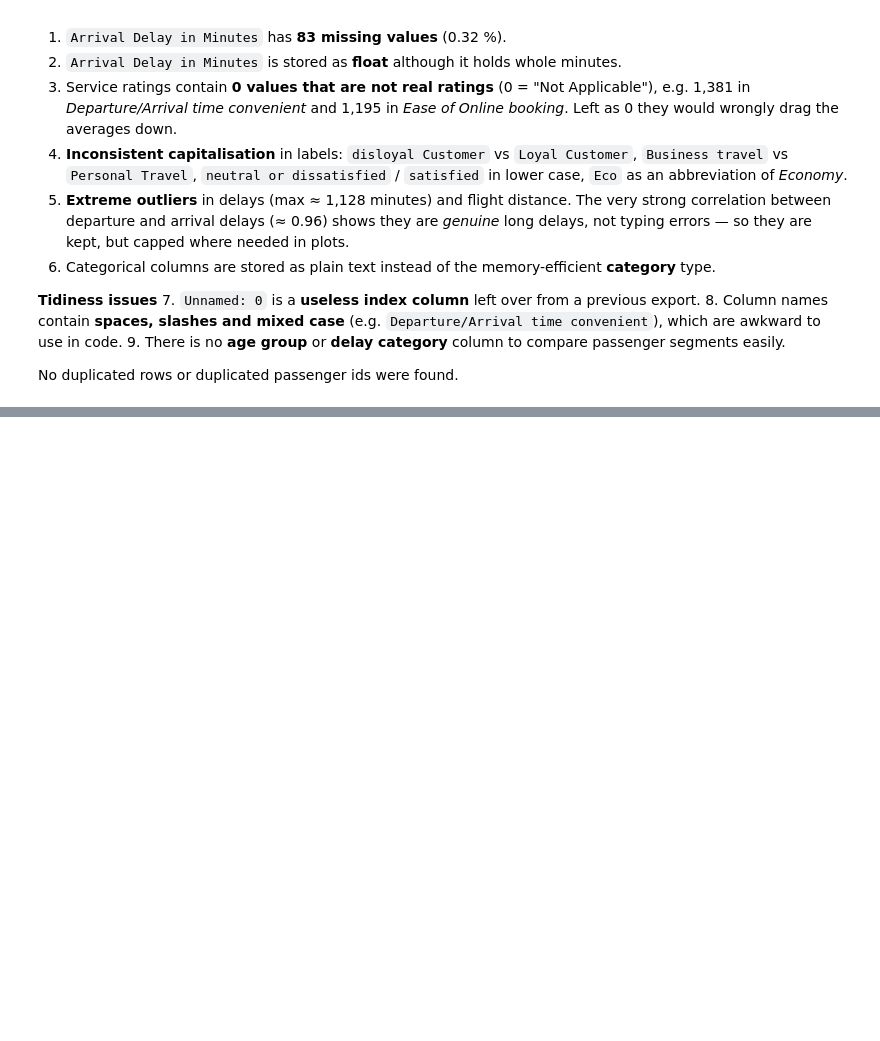
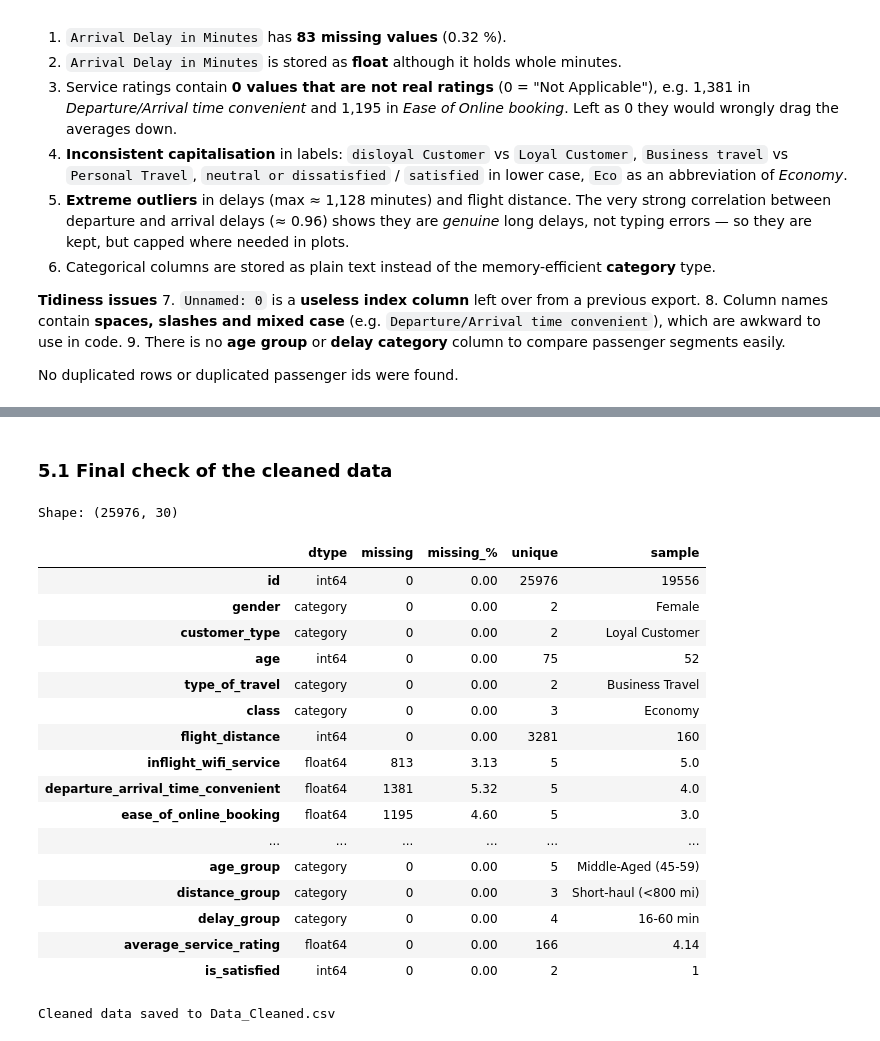
Before and after one commit to hahmed1936/Mid-Project, a Jupyter notebook: Mid-Project-Script.ipynb, the cells around one changed output, grey strips where cells are left out. Saved outputs shown, nothing was run; the diff lists cells and outputs as text; code cells hidden in the pictures; blank space fills up the shorter version.

Commit message:
Step 3: Clean the data (drop index, rename columns, fix labels, fill missing delays, handle N/A ratings, add features) and save Data_Cleaned.csv
Co-Authored-By: Claude Opus 5.5 <noreply@anthropic.com>

```diff
--- a/Mid-Project-Script.ipynb
+++ b/Mid-Project-Script.ipynb
@@ -261,0 +266,2 @@ No duplicated rows or duplicated passenger ids were found.
+# %%
+clean_df = raw_df.copy()
@@ -261,0 +378,21 @@ No duplicated rows or duplicated passenger ids were found.
+# %%
+def add_features(df):
+    """Add segment and summary columns used in the analysis and the dashboard."""
+    df = df.copy()
+    df["age_group"] = pd.cut(df["age"], bins=[0, 17, 29, 44, 59, 120],
+                             labels=["Child (<18)", "Young Adult (18-29)", "Adult (30-44)",
+                                     "Middle-Aged (45-59)", "Senior (60+)"])
+    df["distance_group"] = pd.cut(df["flight_distance"], bins=[0, 800, 2000, np.inf],
+                                  labels=["Short-haul (<800 mi)", "Medium-haul (800-2000 mi)",
+                                          "Long-haul (>2000 mi)"])
+    df["delay_group"] = pd.cut(df["arrival_delay"], bins=[-1, 0, 15, 60, np.inf],
+                               labels=["On time", "1-15 min", "16-60 min", "> 60 min"])
+    df["average_service_rating"] = df[service_columns].mean(axis=1).round(2)
+    df["is_satisfied"] = (df["satisfaction"] == "Satisfied").astype(int)
+    return df
+
+clean_df = add_features(clean_df)
+
+# Test
+clean_df[["age", "age_group", "flight_distance", "distance_group",
+          "arrival_delay", "delay_group", "average_service_rating", "is_satisfied"]].head()
@@ -261,0 +409,16 @@ No duplicated rows or duplicated passenger ids were found.
+# %%
+category_orders = {
+    "gender": ["Female", "Male"],
+    "customer_type": ["Loyal Customer", "Disloyal Customer"],
+    "type_of_travel": ["Business Travel", "Personal Travel"],
+    "class": ["Economy", "Economy Plus", "Business"],
+    "satisfaction": ["Neutral or Dissatisfied", "Satisfied"],
+}
+memory_before = clean_df.memory_usage(deep=True).sum() / 1024 ** 2
+for column, order in category_orders.items():
+    clean_df[column] = pd.Categorical(clean_df[column], categories=order, ordered=(column == "class"))
+memory_after = clean_df.memory_usage(deep=True).sum() / 1024 ** 2
+
+# Test
+print(clean_df[list(category_orders)].dtypes)
+print(f"Memory: {memory_before:.2f} MB → {memory_after:.2f} MB")
@@ -261,0 +433,30 @@ No duplicated rows or duplicated passenger ids were found.
+# %% [markdown]
+### 5.1 Final check of the cleaned data
+# %%
+print(f"Shape: {clean_df.shape}")
+quality_report(clean_df)
+# %% [output]
+Shape: (25976, 30)
+|  | dtype | missing | missing_% | unique | sample |
+| id | int64 | 0 | 0.00 | 25976 | 19556 |
+| gender | category | 0 | 0.00 | 2 | Female |
+| customer_type | category | 0 | 0.00 | 2 | Loyal Customer |
+| age | int64 | 0 | 0.00 | 75 | 52 |
+| type_of_travel | category | 0 | 0.00 | 2 | Business Travel |
+| class | category | 0 | 0.00 | 3 | Economy |
+| flight_distance | int64 | 0 | 0.00 | 3281 | 160 |
+| inflight_wifi_service | float64 | 813 | 3.13 | 5 | 5.0 |
+| departure_arrival_time_convenient | float64 | 1381 | 5.32 | 5 | 4.0 |
+| ease_of_online_booking | float64 | 1195 | 4.60 | 5 | 3.0 |
+| ... | ... | ... | ... | ... | ... |
+| age_group | category | 0 | 0.00 | 5 | Middle-Aged (45-59) |
+| distance_group | category | 0 | 0.00 | 3 | Short-haul (<800 mi) |
+| delay_group | category | 0 | 0.00 | 4 | 16-60 min |
+| average_service_rating | float64 | 0 | 0.00 | 166 | 4.14 |
+| is_satisfied | int64 | 0 | 0.00 | 2 | 1 |
+# %%
+# Save the cleaned data — it is used by the Streamlit dashboard
+clean_df.to_csv(CLEAN_DATA_PATH, index=False)
+print(f"Cleaned data saved to {CLEAN_DATA_PATH}")
+# %% [output]
+Cleaned data saved to Data_Cleaned.csv
```
Also changed, not shown: parts of 17 cells of this notebook, 1 other file.
